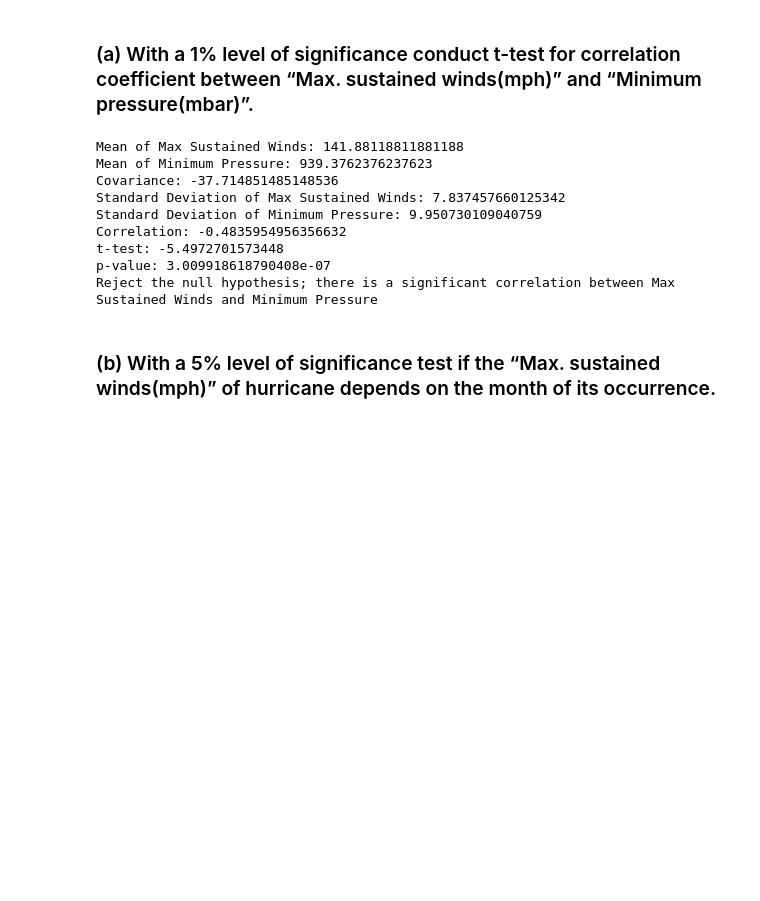
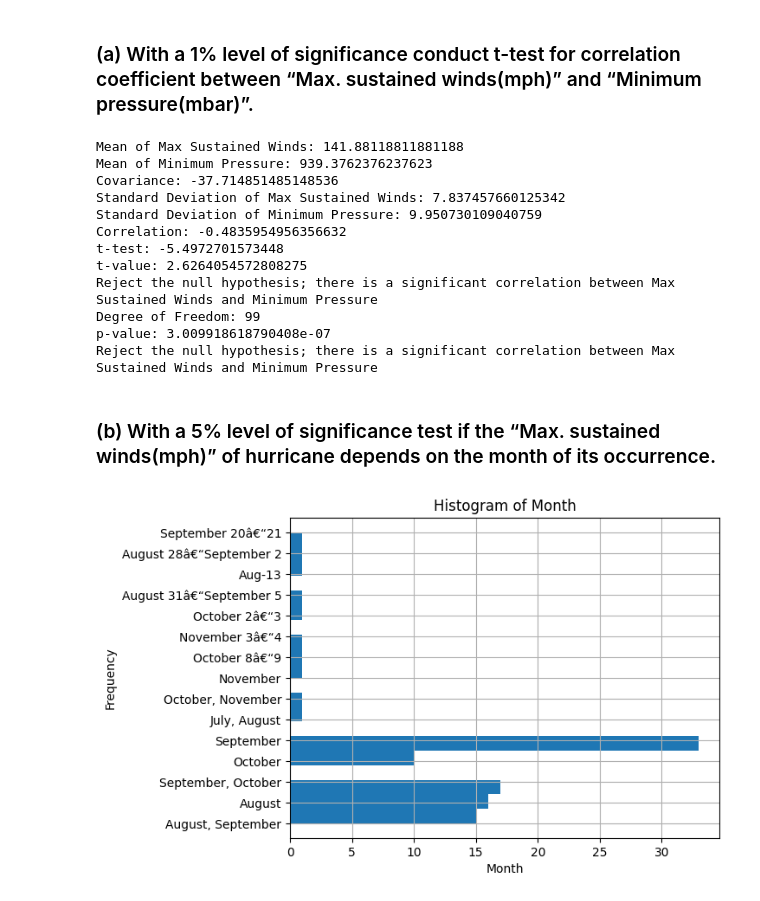
Before and after one commit to Ritii-13/DSc_Assignments, a Jupyter notebook: ques4.ipynb, the cells around one changed output. Saved outputs shown, nothing was run; the diff lists cells and outputs as text; code cells hidden in the pictures; blank space fills up the shorter version.

```diff
--- a/ques4.ipynb
+++ b/ques4.ipynb
@@ -4,5 +4,5 @@ import math
 from scipy import stats
 import matplotlib.pyplot as plt
 # %%
-df = pd.read_csv('Hurricane.csv')
+data = pd.read_csv('Hurricane.csv')
 # %%
@@ -22,5 +22,5 @@ print(df.head())
 3                        140                     938
 4                        150                     931
 # %%
-df.columns = ['Name', 'Season', 'Month', 'mph', 'mbar']
+data.columns = ['Name', 'Season', 'Month', 'mph', 'mbar']
 # %%
@@ -43,37 +43,49 @@ plt.show()
 ### (a) With a 1% level of significance conduct t-test for correlation coefficient between “Max. sustained winds(mph)” and “Minimum pressure(mbar)”.
 # %%
 # Calculating mean
-mean_mph = df['mph'].mean()
-mean_mbar = df['mbar'].mean()
+mean_mph = data['mph'].mean()
+mean_mbar = data['mbar'].mean()
 
 print(f"Mean of Max Sustained Winds: {mean_mph}")
 print(f"Mean of Minimum Pressure: {mean_mbar}")
 
 # Calculating covariance
-covariance = df[['mph', 'mbar']].cov().iloc[0, 1]
+covariance = data[['mph', 'mbar']].cov().iloc[0, 1]
 
 print(f"Covariance: {covariance}")
 
 # Calculating standard deviation
-std_dev_mph = df['mph'].std()
-std_dev_mbar = df['mbar'].std()
+std_dev_mph = data['mph'].std()
+std_dev_mbar = data['mbar'].std()
 
 print(f"Standard Deviation of Max Sustained Winds: {std_dev_mph}")
 print(f"Standard Deviation of Minimum Pressure: {std_dev_mbar}")
 
 # Calculating correlation
-correlation = df[['mph', 'mbar']].corr().iloc[0, 1]
+correlation = data[['mph', 'mbar']].corr().iloc[0, 1]
 
 print(f"Correlation: {correlation}")
 
 # t-test
-n = len(df)
+n = len(data)
 t = correlation * math.sqrt(n - 2) / math.sqrt(1 - correlation ** 2)
 
 print(f"t-test: {t}")
 
+# range: mean - t * std_dev, mean + t * std_dev
+t_value = stats.t.ppf(0.995, n-2)
+
+print(f"t-value: {t_value}")
+
+if abs(t) > t_value:
+    print("Reject the null hypothesis; there is a significant correlation between Max Sustained Winds and Minimum Pressure")
+else:
+    print("Accept the null hypothesis; there is no significant correlation between Max Sustained Winds and Minimum Pressure")
+
 # p-value
 p = 2 * (1 - stats.t.cdf(abs(t), df=n-2))
+
+print("Degree of Freedom:", n-2)
 
 print(f"p-value: {p}")
 
@@ -90,7 +102,18 @@ Standard Deviation of Max Sustained Winds: 7.837457660125342
 Standard Deviation of Minimum Pressure: 9.950730109040759
 Correlation: -0.4835954956356632
 t-test: -5.4972701573448
+t-value: 2.6264054572808275
+Reject the null hypothesis; there is a significant correlation between Max Sustained Winds and Minimum Pressure
+Degree of Freedom: 99
 p-value: 3.009918618790408e-07
 Reject the null hypothesis; there is a significant correlation between Max Sustained Winds and Minimum Pressure
 # %% [markdown]
 ### (b) With a 5% level of significance test if the “Max. sustained winds(mph)” of hurricane depends on the month of its occurrence.
+# %%
+data['Month'].hist(bins=20, orientation='horizontal')
+plt.xlabel('Month')
+plt.ylabel('Frequency')
+plt.title('Histogram of Month')
+plt.show()
+# %% [output]
+[figure, added]
```
Also changed, not shown: parts of 18 cells of this notebook.
